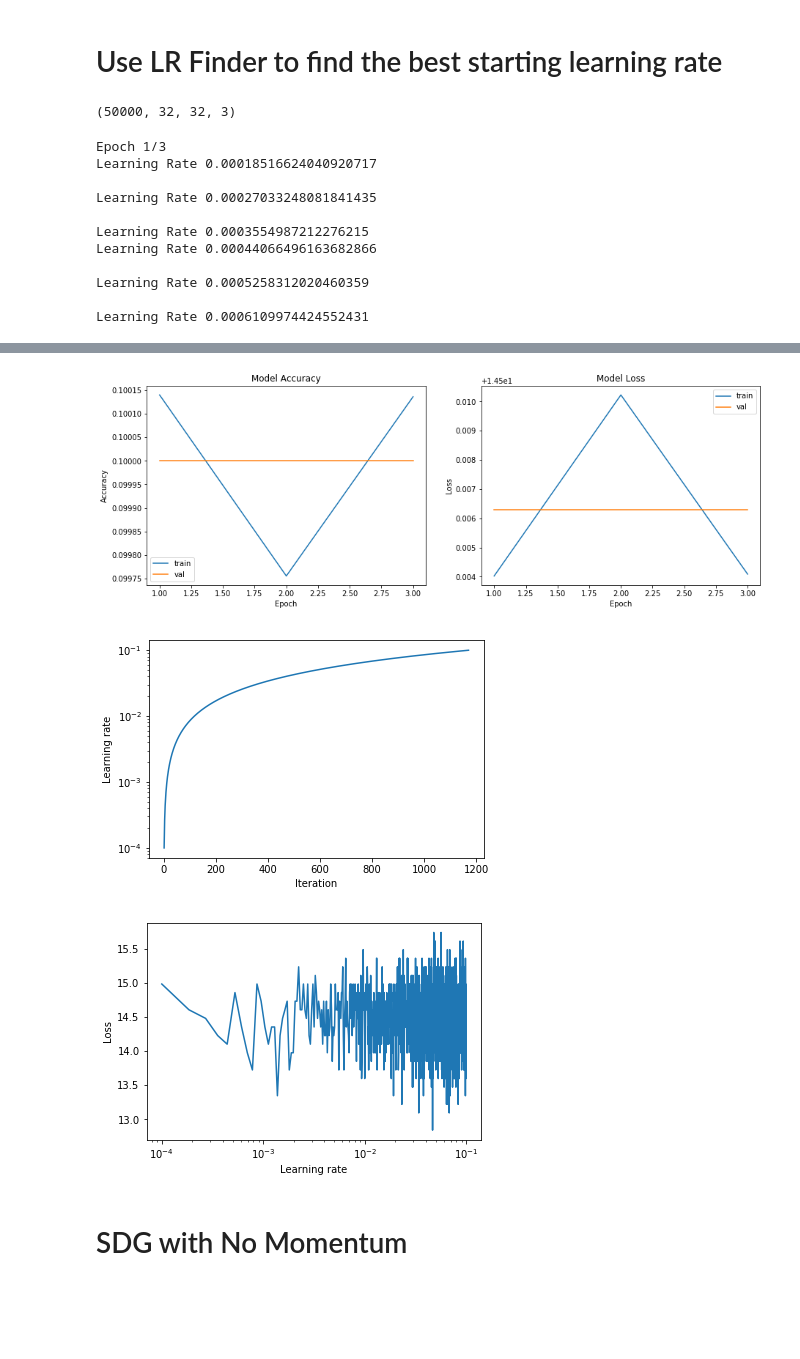
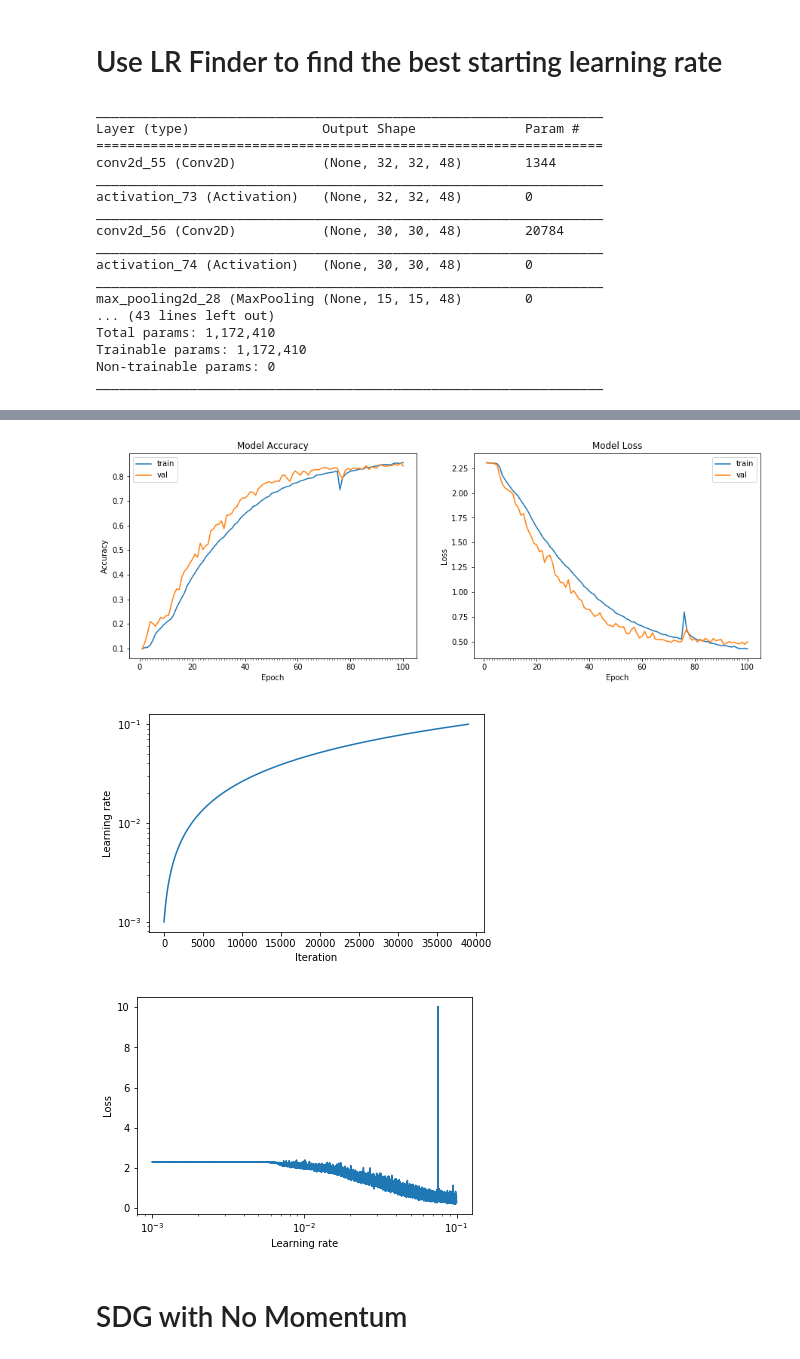
Before and after one commit to balsrini/Assignment11, a Jupyter notebook: Assignment11.ipynb, the cells around one changed output, grey strips where cells are left out. Saved outputs shown, nothing was run; the diff lists cells and outputs as text; code cells hidden in the pictures; blank space fills up the shorter version.

```diff
--- a/Assignment11.ipynb
+++ b/Assignment11.ipynb
@@ -23,4 +31,6 @@ num_classes = len(np.unique(train_labels))
 # %%
+
+(num_classes,train_features,train_labels,test_features,test_labels) = reinit(False)
 class_names = ['airplane','automobile','bird','cat','deer',
                'dog','frog','horse','ship','truck']
 fig = plt.figure(figsize=(8,3))
@@ -100,4 +104,5 @@ def modelDefine():
     model.add(Dropout(0.5))
     model.add(Dense(num_classes, activation='softmax'))
     # Compile the model
-    model.compile(optimizer='adam', loss='categorical_crossentropy', metrics=['accuracy'])
+    model.summary()
+    return model
@@ -142,18 +109,5 @@ _________________________________________________________________
 # %% [markdown]
 # Making the code work
-# %%
-def reinit():
-    from keras.datasets import cifar10
-    (train_features, train_labels), (test_features, test_labels) = cifar10.load_data()
-    num_train, img_rows, img_cols,img_channels =  train_features.shape
-    num_test, _, _, _ =  test_features.shape
-    num_classes = len(np.unique(train_labels))
-    train_features = train_features.astype('float32')/255
-    test_features = test_features.astype('float32')/255
-    # convert class labels to binary class labels
-    train_labels = np_utils.to_categorical(train_labels, num_classes)
-    test_labels = np_utils.to_categorical(test_labels, num_classes)
-    return
 # %%
 from keras.preprocessing.image import ImageDataGenerator
 
@@ -230,8 +201,11 @@ def get_random_eraser(p=0.5, s_l=0.02, s_h=0.4, r_1=0.3, r_2=1/0.3, v_l=0, v_h=2
     return eraser
 # %%
 from keras.preprocessing.image import ImageDataGenerator
-reinit()
-modelDefine()
+
+(num_classes,train_features,train_labels,test_features,test_labels) = reinit()
+model = modelDefine()
+model.compile(optimizer='adam', loss='categorical_crossentropy', metrics=['accuracy'])
+
 datagen = ImageDataGenerator(zoom_range=0.0,horizontal_flip=False,preprocessing_function=get_random_eraser(v_l=0, v_h=1, pixel_level=False))
 
 # train the model
@@ -348,18 +337,20 @@ class LRFinder(Callback):
         plt.xlabel('Learning rate')
         plt.ylabel('Loss')
         plt.show()
-# %%
-print(train_features.shape)
-# %% [output]
-(50000, 32, 32, 3)
 # %%
 from keras.preprocessing.image import ImageDataGenerator
-epoch_size = 3
+from keras import optimizers
+epoch_size = 100
 batch_size = 128
-reinit()
-modelDefine()
+
+(num_classes,train_features,train_labels,test_features,test_labels) = reinit()
+model = modelDefine()
+# Train the model
+sgd = optimizers.SGD(lr=0.001, momentum=0.0, decay=0.0, nesterov=False)
+model.compile(optimizer=sgd, loss='categorical_crossentropy', metrics=['accuracy'])
+
 datagen = ImageDataGenerator(zoom_range=0.0,horizontal_flip=False,preprocessing_function=get_random_eraser(v_l=0, v_h=1, pixel_level=False))
-lr_finder = LRFinder(min_lr=0.0001, max_lr=0.1, steps_per_epoch=np.ceil(50000/batch_size), epochs=epoch_size)
+lr_finder = LRFinder(min_lr=0.001, max_lr=0.1, steps_per_epoch=np.ceil(50000/batch_size), epochs=epoch_size)
 # train the model
 start = time.time()
 # Train the model
@@ -373,14 +364,20 @@ plot_model_history(model_info)
 lr_finder.plot_lr()
 lr_finder.plot_loss()
 # %% [output]
-Epoch 1/3
-Learning Rate 0.00018516624040920717
-
-Learning Rate 0.00027033248081841435
-
-Learning Rate 0.0003554987212276215
-Learning Rate 0.00044066496163682866
-
-Learning Rate 0.0005258312020460359
-
-Learning Rate 0.0006109974424552431
+_________________________________________________________________
+Layer (type)                 Output Shape              Param #
+=================================================================
+conv2d_55 (Conv2D)           (None, 32, 32, 48)        1344
+_________________________________________________________________
+activation_73 (Activation)   (None, 32, 32, 48)        0
+_________________________________________________________________
+conv2d_56 (Conv2D)           (None, 30, 30, 48)        20784
+_________________________________________________________________
+activation_74 (Activation)   (None, 30, 30, 48)        0
+_________________________________________________________________
+max_pooling2d_28 (MaxPooling (None, 15, 15, 48)        0
+... (43 lines left out)
+Total params: 1,172,410
+Trainable params: 1,172,410
+Non-trainable params: 0
+_________________________________________________________________
@@ -404,6 +401,6 @@ Model took 25.00 seconds to train
-[figure, old version]
+[figure, new version]
-[figure, old version]
+[figure, new version]
-[figure, old version]
+[figure, new version]
 # %% [markdown]
 # SDG with No Momentum
 # %%
```
Also changed, not shown: parts of 18 cells of this notebook.
